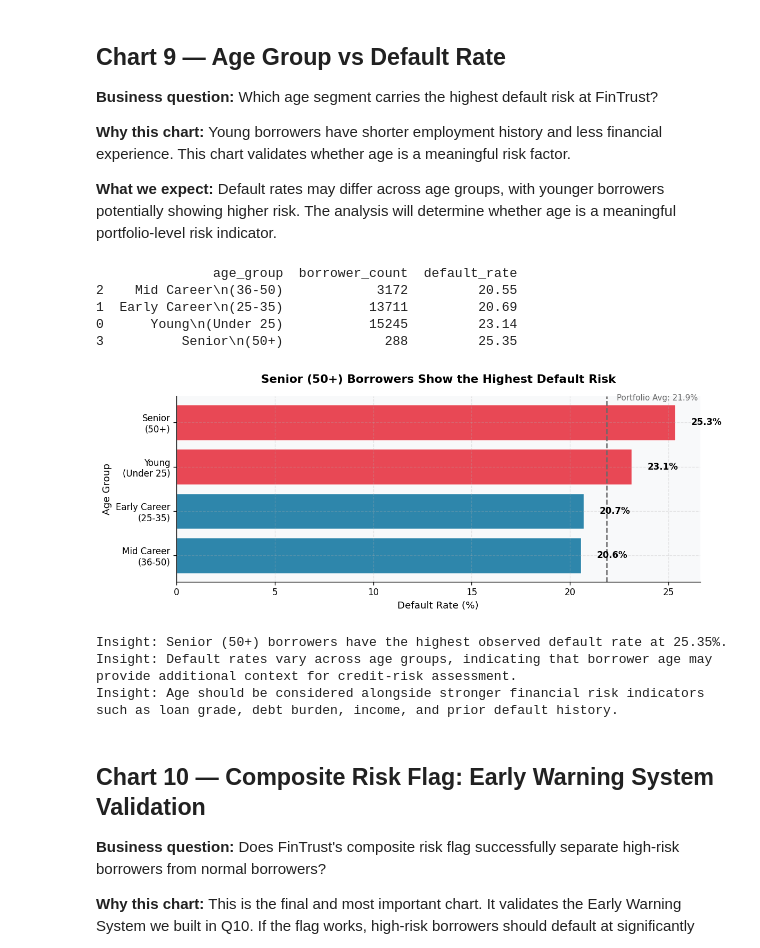
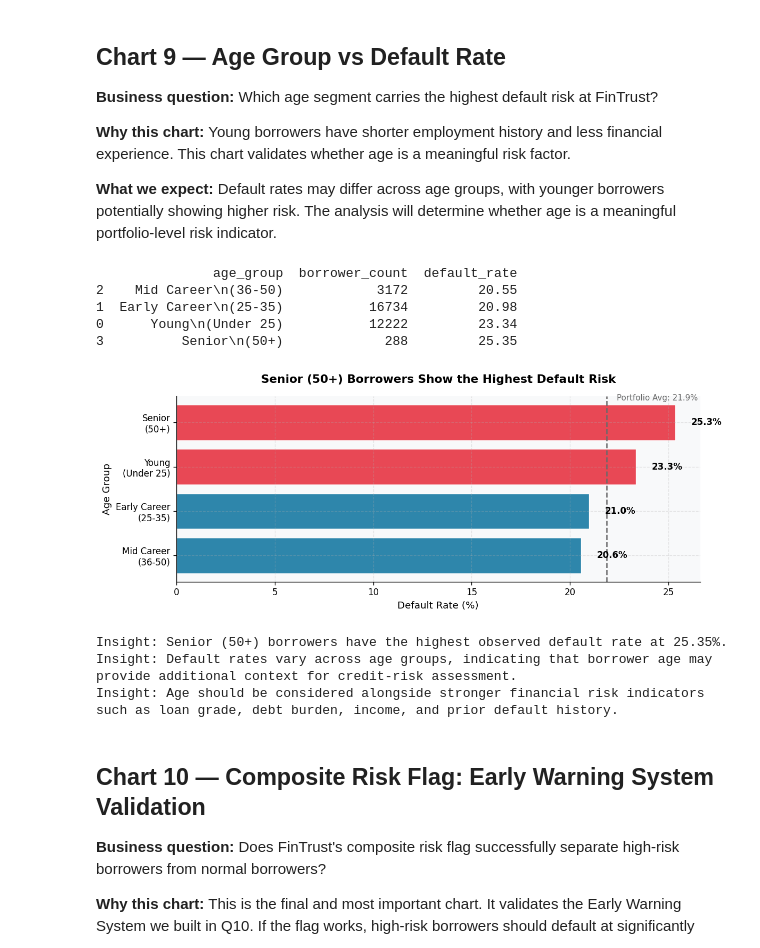
Before and after one commit to tsnuhithreddy/loan-default-risk-analysis, a Jupyter notebook: notebooks/Loan_default_risk_analysis.ipynb, the cells around one changed output. Drawn from its saved outputs; the diff is of its cells as text; code cells hidden in the pictures.

```diff
--- a/notebooks/Loan_default_risk_analysis.ipynb
+++ b/notebooks/Loan_default_risk_analysis.ipynb
@@ -1094,12 +1096,8 @@ The 35% DTI threshold provides strong separation between lower- and higher-risk
 df['income_band'] = pd.cut(
     df['person_income'],
     bins=[0, 30000, 60000, 100000, df['person_income'].max() + 1],
-    labels=[
-        'Low\n(<30K)',
-        'Medium\n(30-60K)',
-        'High\n(60-100K)',
-        'Very High\n(100K+)'
-    ]
+    labels=['Low\n(<30K)', 'Medium\n(30-60K)', 'High\n(60-100K)', 'Very High\n(100K+)'],
+    right=False  # matches Power BI: exact boundary values fall into the HIGHER band
 )
 
 # Calculate default rate for each income band
@@ -1462,15 +1460,9 @@ financial experience. This chart validates whether age is a meaningful risk fact
 # Create age groups
 df['age_group'] = pd.cut(
     df['person_age'],
-    bins=[0, 25, 35, 50, 100],
-    labels=[
-        'Young\n(Under 25)',
-        'Early Career\n(25-35)',
-        'Mid Career\n(36-50)',
-        'Senior\n(50+)'
-    ]
+    bins=[-1, 24, 35, 50, 150],
+    labels=['Young\n(Under 25)', 'Early Career\n(25-35)', 'Mid Career\n(36-50)', 'Senior\n(50+)']
 )
-
 # Calculate default rate for each age group
 age_data = (
     df.groupby('age_group', observed=True)['loan_status']
@@ -1548,36 +1540,36 @@ ax.set_title(
     fontweight='bold',
     pad=15
 )
 
 # Axis labels
 ax.set_xlabel('Default Rate (%)', fontsize=11)
 ax.set_ylabel('Age Group', fontsize=11)
 
 plt.tight_layout()
 plt.savefig('chart9_age_group_default_rate.png', dpi=150, bbox_inches='tight')
 plt.show()
 
 print(
     f'Insight: {highest_group} borrowers have the highest observed default rate '
     f'at {age_data.iloc[-1]["default_rate"]:.2f}%.'
 )
 
 print(
     'Insight: Default rates vary across age groups, indicating that borrower age '
     'may provide additional context for credit-risk assessment.'
 )
 
 print(
     'Insight: Age should be considered alongside stronger financial risk indicators '
     'such as loan grade, debt burden, income, and prior default history.'
 )
 # %% [output]
                age_group  borrower_count  default_rate
 2    Mid Career\n(36-50)            3172         20.55
-1  Early Career\n(25-35)           13711         20.69
-0      Young\n(Under 25)           15245         23.14
+1  Early Career\n(25-35)           16734         20.98
+0      Young\n(Under 25)           12222         23.34
 3          Senior\n(50+)             288         25.35
-[figure, old version]
+[figure, new version]
 Insight: Senior (50+) borrowers have the highest observed default rate at 25.35%.
 Insight: Default rates vary across age groups, indicating that borrower age may provide additional context for credit-risk assessment.
 Insight: Age should be considered alongside stronger financial risk indicators such as loan grade, debt burden, income, and prior default history.
```
Also changed, not shown: parts of 6 cells of this notebook.
